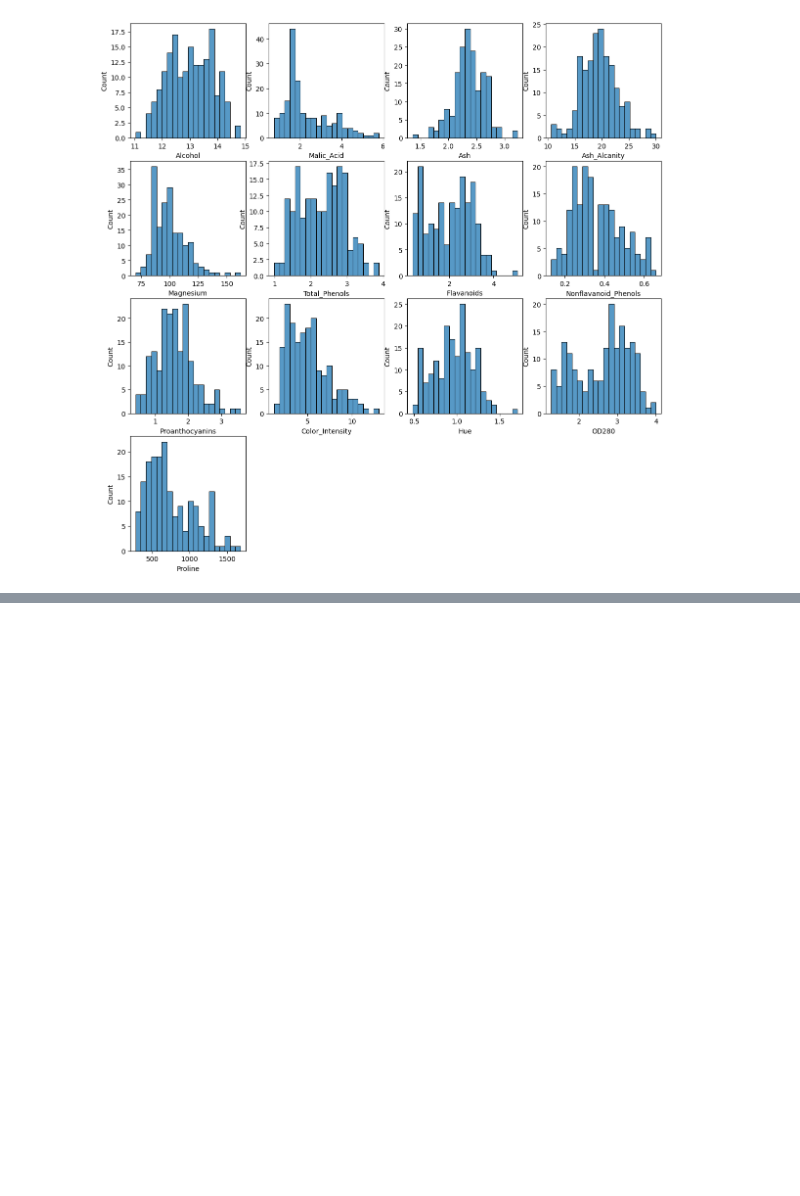
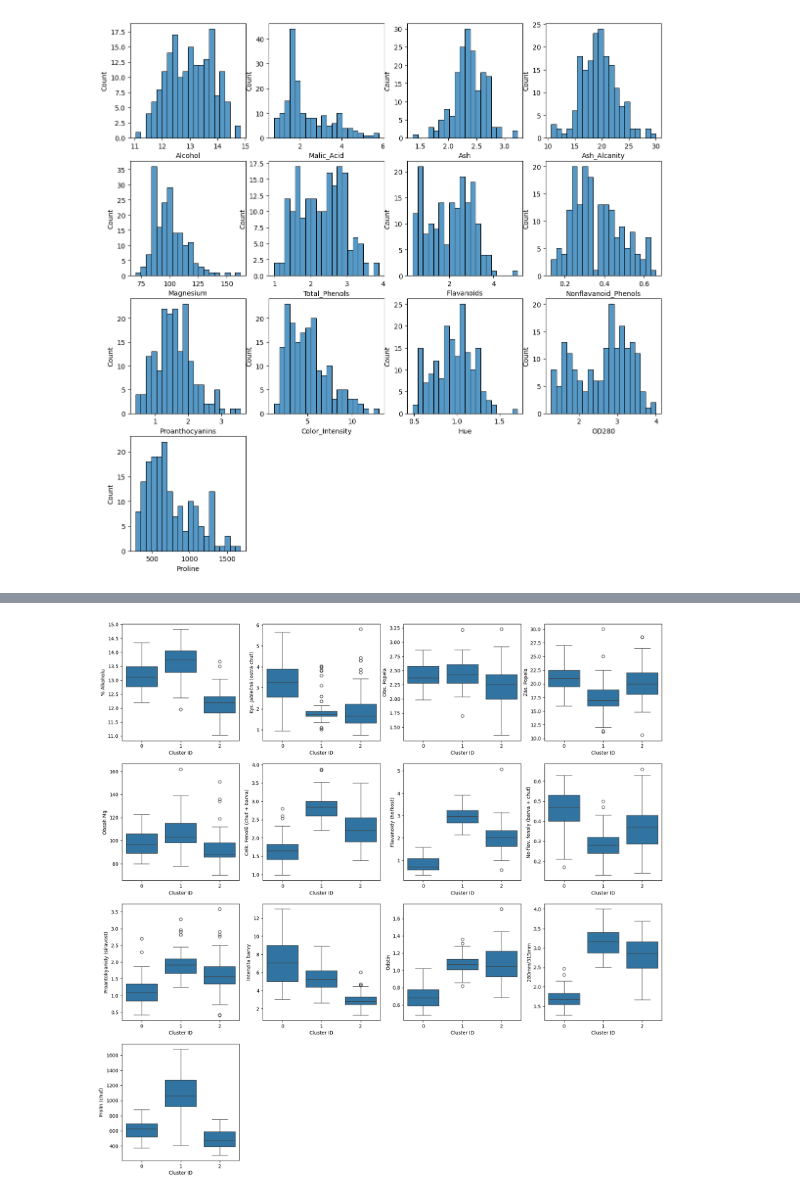
Before and after one commit to elsnoxx/VSB, a Jupyter notebook: 5_semestr/ZSU/projekt1/app.ipynb, the cells around one changed output, grey strips where cells are left out. Cells and saved outputs as stored; diff of their text form; code cells hidden in the pictures; blank space fills up the shorter version.

```diff
--- a/5_semestr/ZSU/projekt1/app.ipynb
+++ b/5_semestr/ZSU/projekt1/app.ipynb
@@ -267,0 +310,21 @@ ValueError: numpy.dtype size changed, may indicate binary incompatibility. Expec
+# %%
+# napasování labelů na původní data
+df_labelsKMeans = df_full.copy()
+df_labelsKMeans["Labels"] = kmeansEncoded["Labels"]
+
+col_desc = ["% Alkoholu", "Kys. Jablečná (ostrá chuť)", "Obs. Popela", "Zás. Popela", "Obsah Mg", "Celk. Fenolů (chuť + barva)", "Flavanoidy (hořkost)", "Ne-flav. fenoly (barva + chuť)", "Proantokyanidy (síravost)", "Intenzita barvy", "Odstín", "280mm/315mm", "Prolin (chuť)"]
+
+plt.figure(figsize=(20,20))
+
+
+
+i = 0
+for col in cols:
+    i = i + 1
+    plt.subplot(4, 4, i)
+    sns.boxplot(data=df_labelsKMeans, x="Labels", y=col)
+    plt.xlabel("Cluster ID")
+    plt.ylabel(col_desc[i - 1])
+plt.show()
+# %% [output]
+[figure, added]
```
Also changed, not shown: parts of 6 cells of this notebook, 1 other file.
